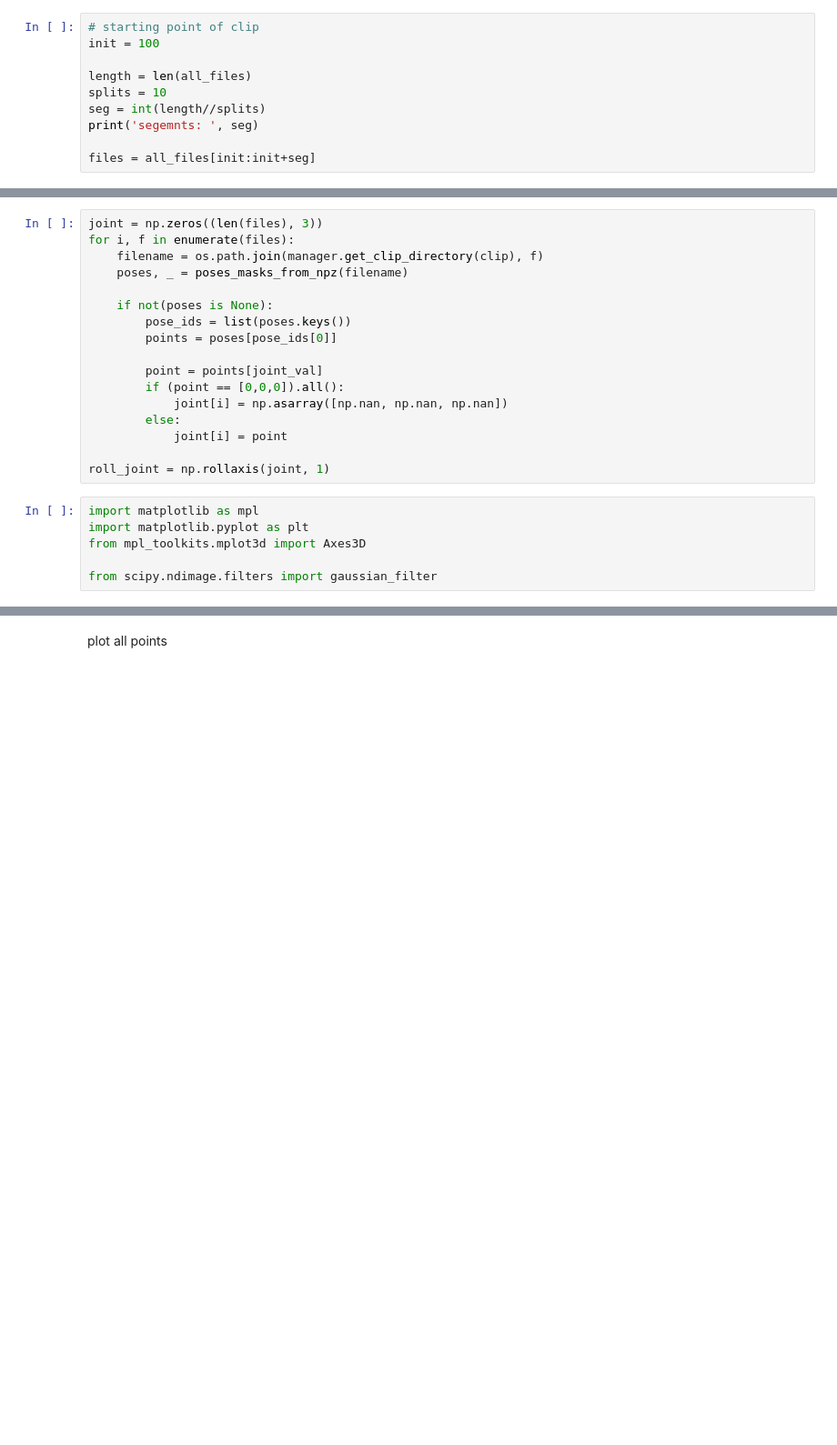
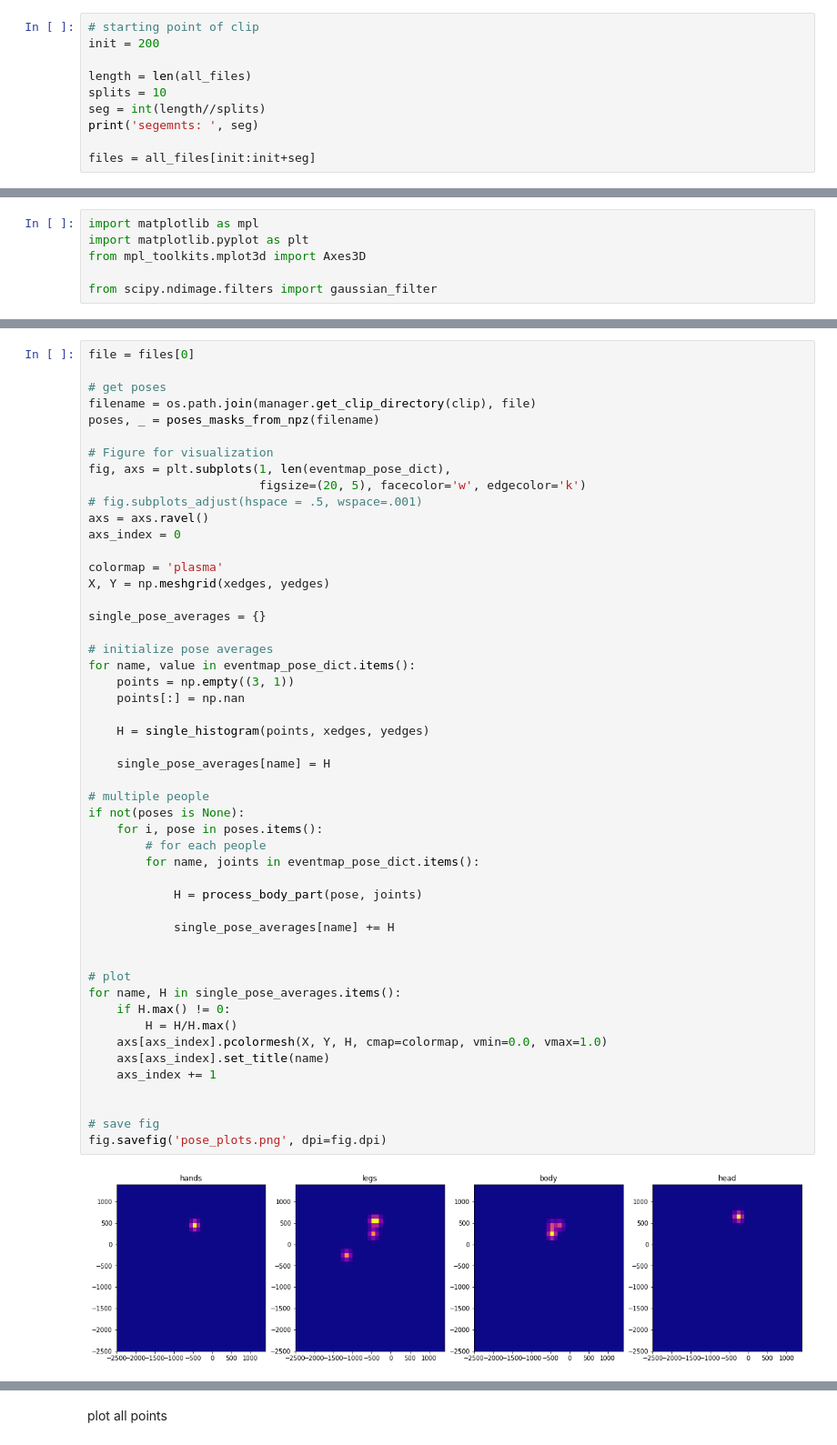
Before and after one commit to haruishi43/action_mapping, a Jupyter notebook: notebook/event_map.ipynb, the cells around one changed output, grey strips where cells are left out. Shown at 91% size. Saved outputs shown, nothing was run; the diff lists cells and outputs as text; blank space fills up the shorter version.

```diff
--- a/notebook/event_map.ipynb
+++ b/notebook/event_map.ipynb
@@ -85,6 +86,6 @@ print(len(all_files))
 # %%
 # starting point of clip
-init = 100
+init = 200
 
 length = len(all_files)
 splits = 10
@@ -106,20 +100,3 @@ JointType.Nose
-# %%
-joint = np.zeros((len(files), 3))
-for i, f in enumerate(files):
-    filename = os.path.join(manager.get_clip_directory(clip), f)
-    poses, _ = poses_masks_from_npz(filename)
-
-    if not(poses is None):
-        pose_ids = list(poses.keys())
-        points = poses[pose_ids[0]]
-
-        point = points[joint_val]
-        if (point == [0,0,0]).all():
-            joint[i] = np.asarray([np.nan, np.nan, np.nan])
-        else:
-            joint[i] = point
-
-roll_joint = np.rollaxis(joint, 1)
 # %%
 import matplotlib as mpl
 import matplotlib.pyplot as plt
@@ -176,0 +178,52 @@ FigureCanvasNbAgg()
+# %%
+file = files[0]
+
+# get poses
+filename = os.path.join(manager.get_clip_directory(clip), file)
+poses, _ = poses_masks_from_npz(filename)
+
+# Figure for visualization
+fig, axs = plt.subplots(1, len(eventmap_pose_dict),
+                        figsize=(20, 5), facecolor='w', edgecolor='k')
+# fig.subplots_adjust(hspace = .5, wspace=.001)
+axs = axs.ravel()
+axs_index = 0
+
+colormap = 'plasma'
+X, Y = np.meshgrid(xedges, yedges)
+
+single_pose_averages = {}
+
+# initialize pose averages
+for name, value in eventmap_pose_dict.items():
+    points = np.empty((3, 1))
+    points[:] = np.nan
+
+    H = single_histogram(points, xedges, yedges)
+
+    single_pose_averages[name] = H
+
+# multiple people
+if not(poses is None):
+    for i, pose in poses.items():
+        # for each people
+        for name, joints in eventmap_pose_dict.items():
+
+            H = process_body_part(pose, joints)
+
+            single_pose_averages[name] += H
+
+
+# plot
+for name, H in single_pose_averages.items():
+    if H.max() != 0:
+        H = H/H.max()
+    axs[axs_index].pcolormesh(X, Y, H, cmap=colormap, vmin=0.0, vmax=1.0)
+    axs[axs_index].set_title(name)
+    axs_index += 1
+
+
+# save fig
+fig.savefig('pose_plots.png', dpi=fig.dpi)
+# %% [output]
+[figure, added]
```
Also changed, not shown: parts of 48 cells of this notebook, 19 other files.
